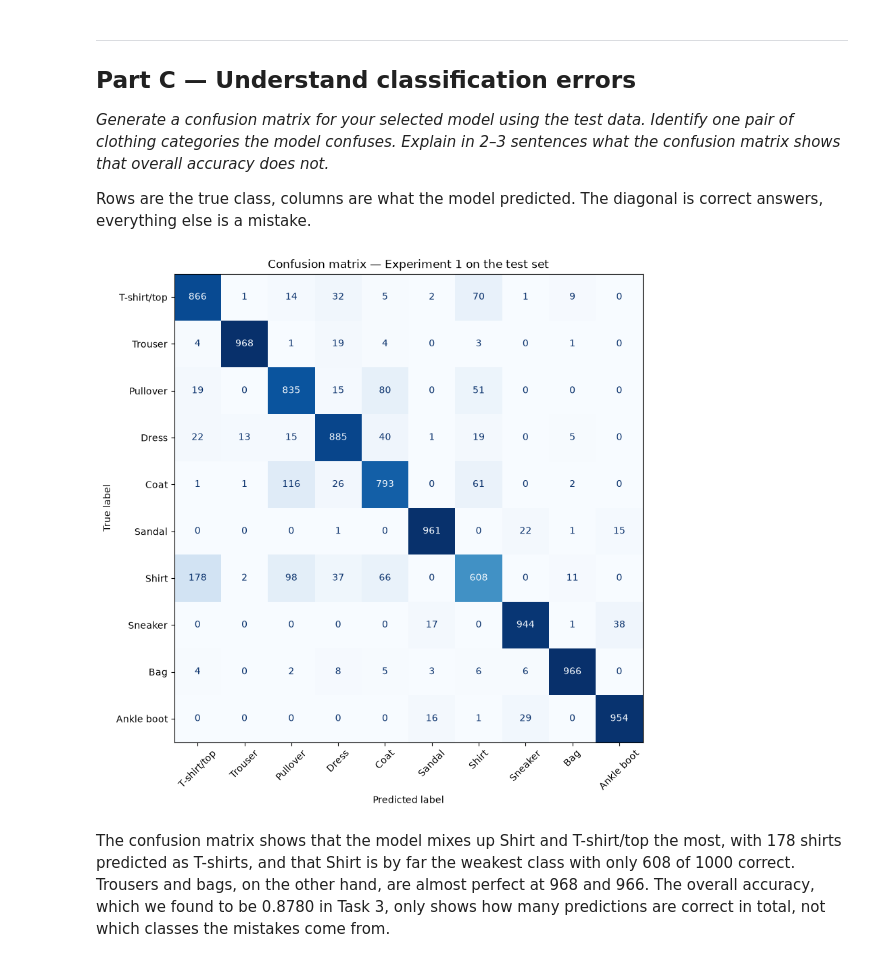
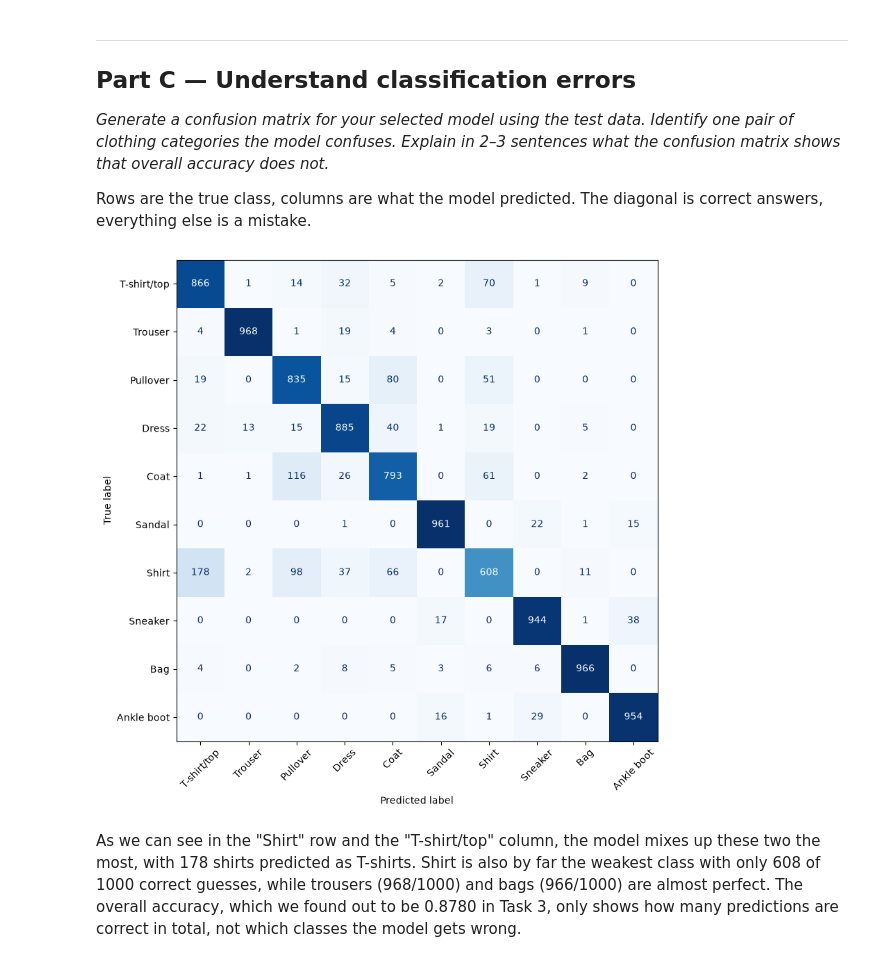
Before and after one commit to J-0-S-E/IE500618-Assignment-3, a Jupyter notebook: Fashion-MNIST_Classification.ipynb, the cells around one changed output. Saved outputs shown, nothing was run; the diff lists cells and outputs as text; code cells hidden in the pictures.

```diff
--- a/Fashion-MNIST_Classification.ipynb
+++ b/Fashion-MNIST_Classification.ipynb
@@ -414,15 +382,14 @@ Rows are the true class, columns are what the model predicted. The diagonal is c
 # %%
 from sklearn.metrics import confusion_matrix, ConfusionMatrixDisplay
 
 y_pred = np.argmax(best_model.predict(X_test, verbose=0), axis=1)
 
 cm = confusion_matrix(y_test, y_pred)
 fig, ax = plt.subplots(figsize=(9, 9))
 ConfusionMatrixDisplay(cm, display_labels=CLASS_NAMES).plot(
     ax=ax, cmap="Blues", xticks_rotation=45, colorbar=False)
-ax.set_title(f"Confusion matrix — {best_name} on the test set")
 plt.show()
 # %% [output]
-[figure, old version]
+[figure, new version]
 # %% [markdown]
-The confusion matrix shows that the model mixes up Shirt and T-shirt/top the most, with 178 shirts predicted as T-shirts, and that Shirt is by far the weakest class with only 608 of 1000 correct. Trousers and bags, on the other hand, are almost perfect at 968 and 966. The overall accuracy, which we found to be 0.8780 in Task 3, only shows how many predictions are correct in total, not which classes the mistakes come from.
+As we can see in the "Shirt" row and the "T-shirt/top" column, the model mixes up these two the most, with 178 shirts predicted as T-shirts. Shirt is also by far the weakest class with only 608 of 1000 correct guesses, while trousers (968/1000) and bags (966/1000) are almost perfect. The overall accuracy, which we found out to be 0.8780 in Task 3, only shows how many predictions are correct in total, not which classes the model gets wrong.
```
Also changed, not shown: parts of 28 cells of this notebook.
